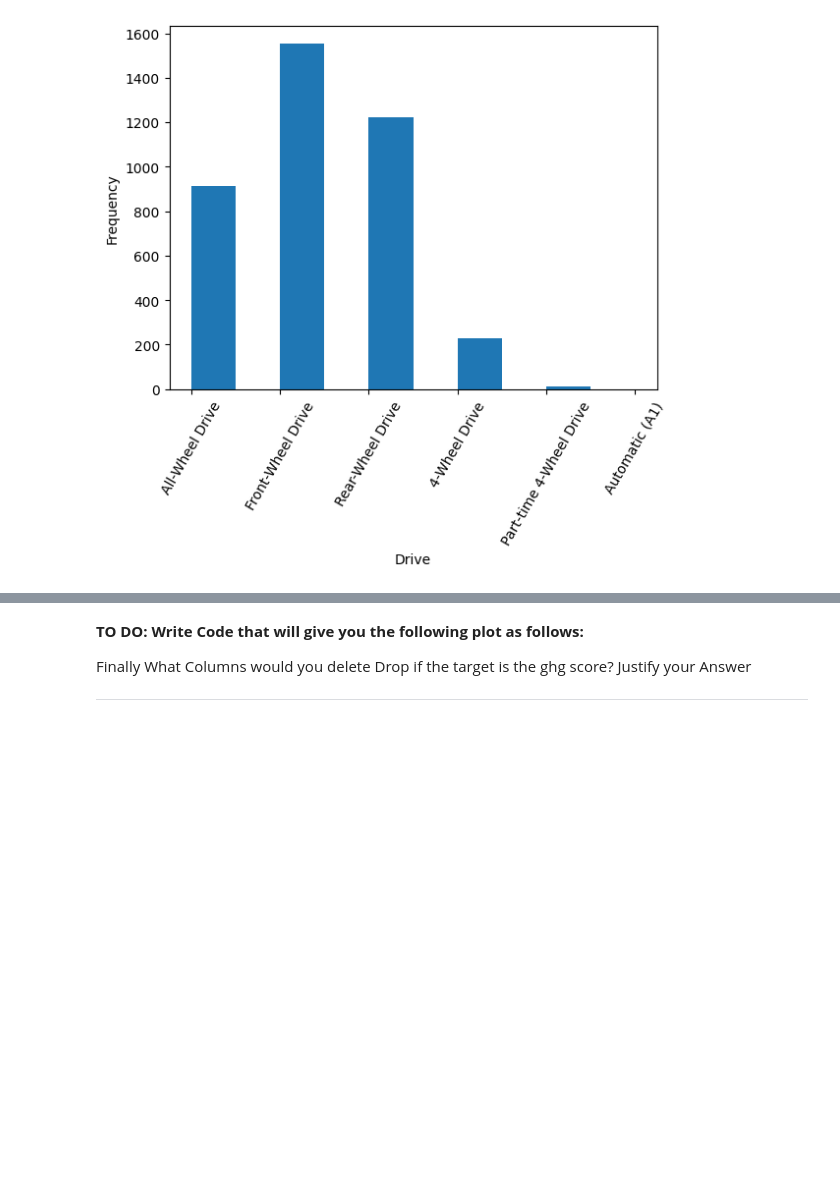
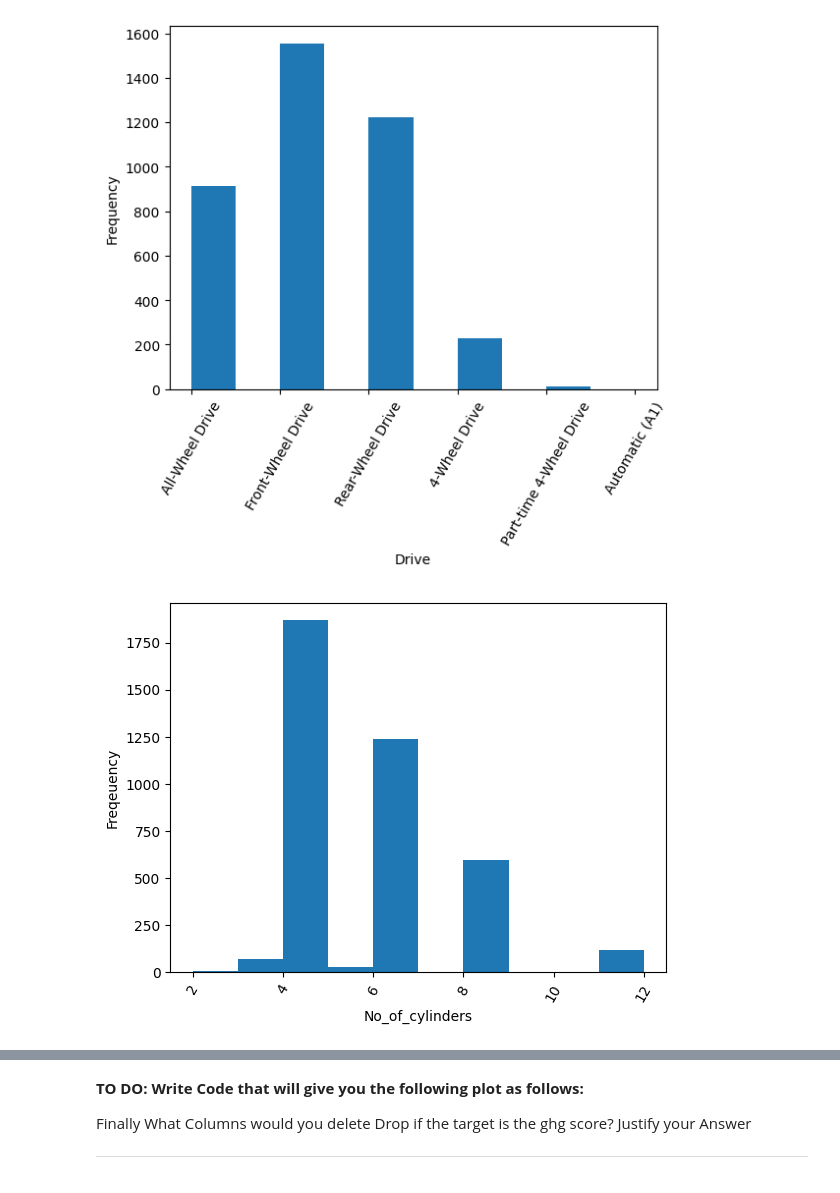
Before and after one commit to GichuriNdungu/Transport_Data_Analysis, a Jupyter notebook: Plotting Assignment.ipynb, the cells around one changed output, grey strips where cells are left out. Drawn from its saved outputs; the diff is of its cells as text; code cells hidden in the pictures; blank space fills up the shorter version.

Commit message:
histogram complete

```diff
--- a/Plotting Assignment.ipynb
+++ b/Plotting Assignment.ipynb
@@ -65,3 +61,12 @@ plt.xlabel("Drive")
 plt.show()
 # %% [output]
 [figure]
+# %%
+binwidth = 60
+plt.hist(fuel_econ.cylinders)
+plt.xticks(rotation=60)
+plt.xlabel('No_of_cylinders')
+plt.ylabel('Freqeuency')
+plt.show()
+# %% [output]
+[figure, added]
```
Also changed, not shown: parts of 6 cells of this notebook.
